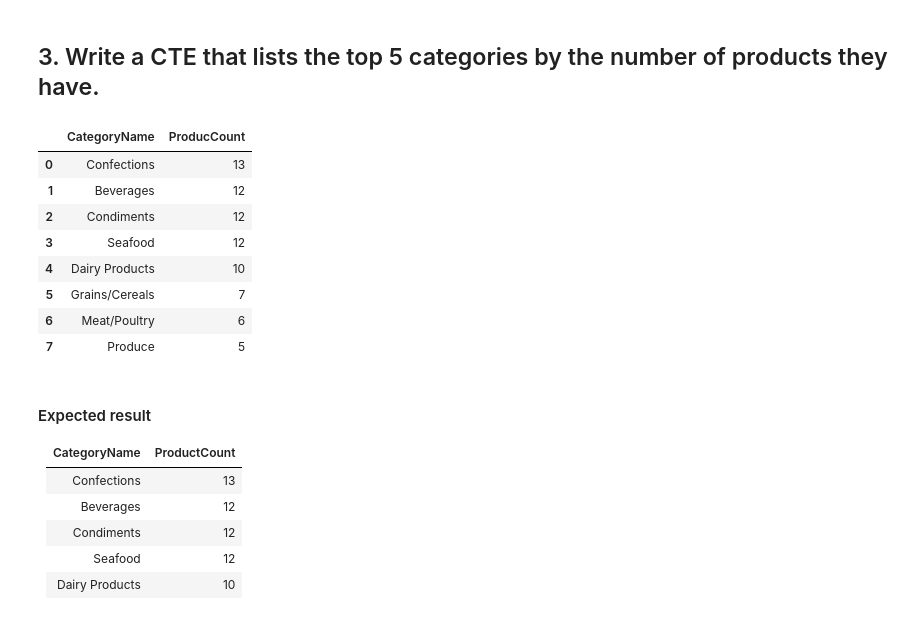
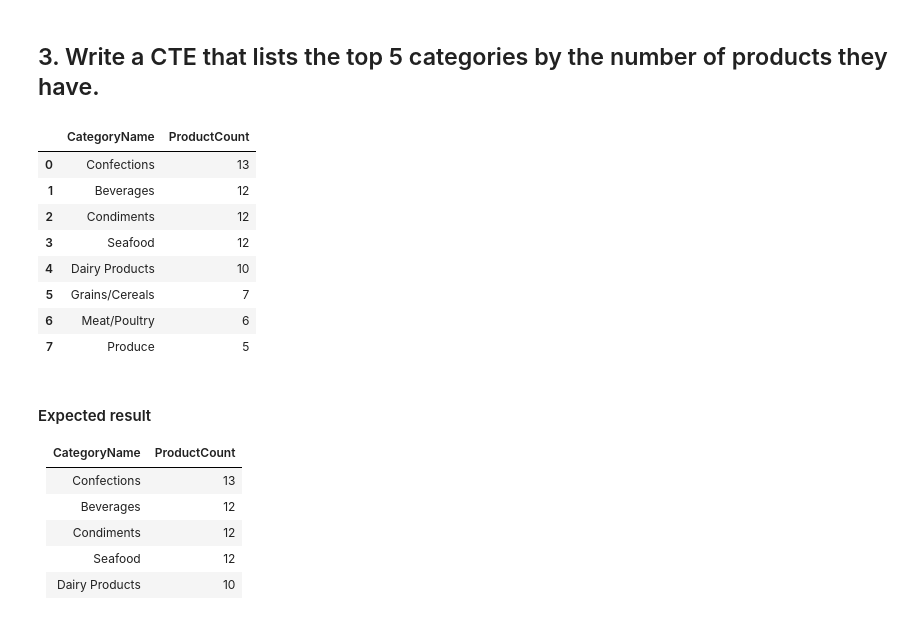
Before and after one commit to Ironhack-data-bcn-oct-2023/lab-mysql-common-table-expressions, a Jupyter notebook: main.ipynb, the cells around one changed output. Drawn from its saved outputs; the diff is of its cells as text; code cells hidden in the pictures.

```diff
--- a/main.ipynb
+++ b/main.ipynb
@@ -25,8 +25,7 @@ engine = alch.create_engine(connectionData)
 # %% [markdown]
 ## 1. Write a CTE that lists the names and quantities of products with a unit price greater than $50.
 # %%
-query = "SELECT ProductName, Unit FROM products where Price > 50;"
-
+query ="WITH ExpensiveProducts AS (SELECT ProductName, Unit FROM products WHERE Price > 50) SELECT ProductName, Unit FROM ExpensiveProducts;"
 pd.read_sql_query(query, engine)
 # %% [output]
 |  | ProductName | Unit |
@@ -100,10 +95,10 @@ Alice Mutton is 6th
 # %% [markdown]
 ## 3. Write a CTE that lists the top 5 categories by the number of products they have.
 # %%
-query="SELECT CategoryName, Count(ProductID) as ProducCount FROM categories JOIN products ON categories.CategoryID=products.CategoryID group by CategoryName order by ProducCount desc;"
+query="WITH CategoryProductCount AS (SELECT CategoryName, Count(ProductID) as ProductCount FROM categories JOIN products ON categories.CategoryID=products.CategoryID group by CategoryName) SELECT CategoryName, ProductCount FROM CategoryProductCount ORDER BY ProductCount DESC;"
 simple_query(query)
 # %% [output]
-|  | CategoryName | ProducCount |
+|  | CategoryName | ProductCount |
 | 0 | Confections | 13 |
 | 1 | Beverages | 12 |
 | 2 | Condiments | 12 |
```
Also changed, not shown: parts of 4 cells of this notebook.
